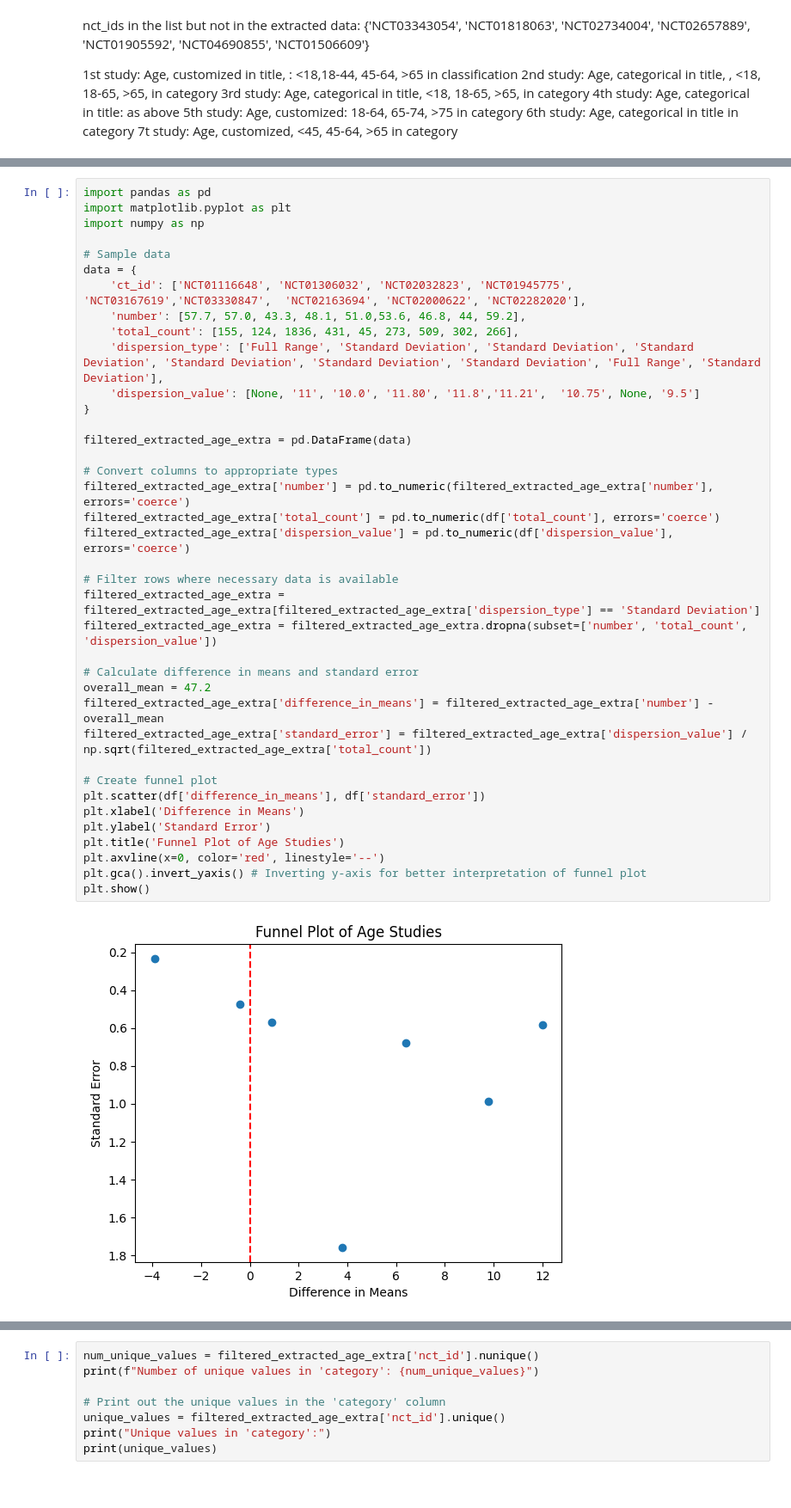
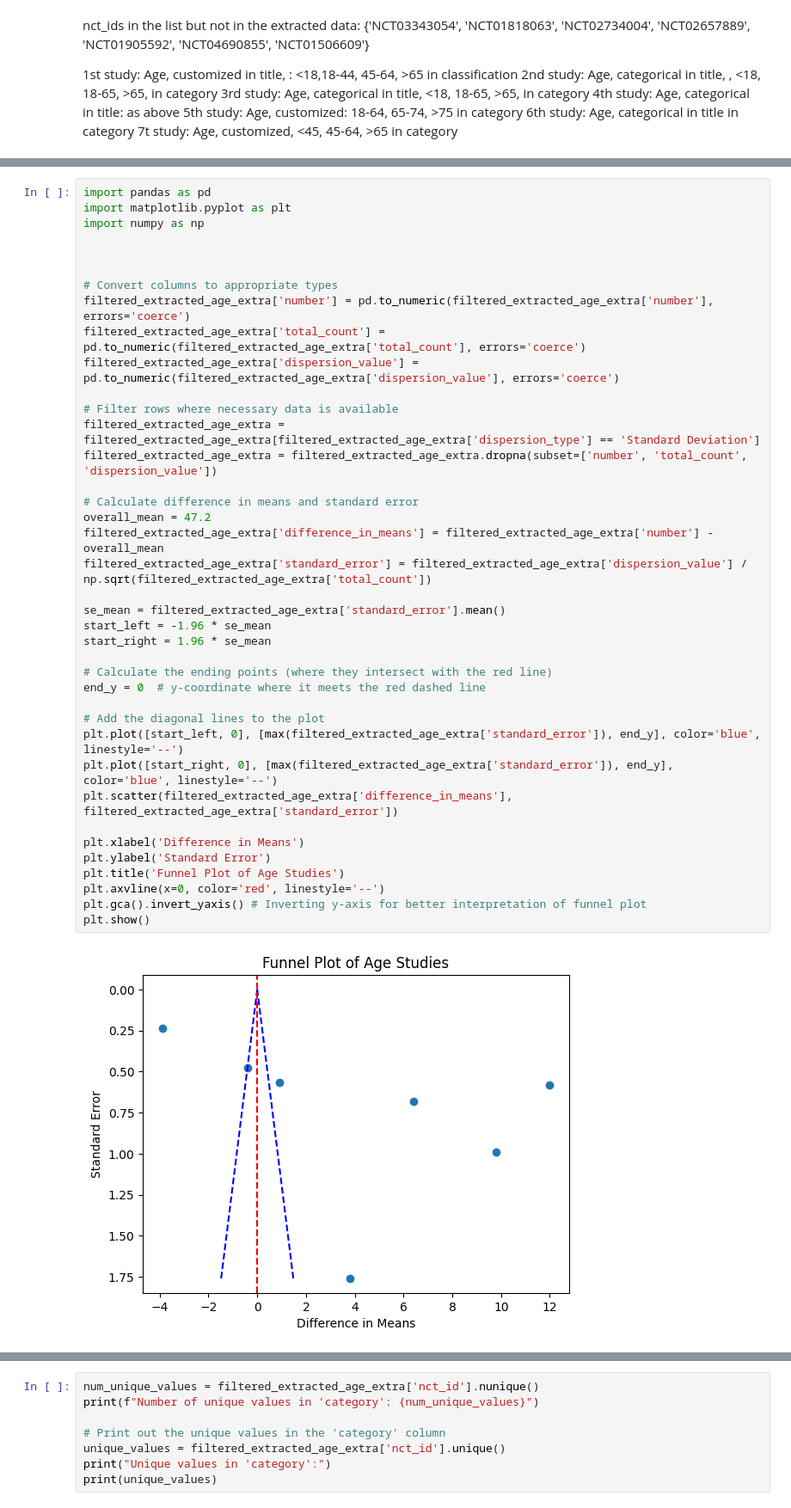
Before and after one commit to kitying2023/Symmetron-project, a Jupyter notebook: queries.ipynb, the cells around one changed output, grey strips where cells are left out. Shown at 86% size. Saved outputs shown, nothing was run; the diff lists cells and outputs as text.

```diff
--- a/queries.ipynb
+++ b/queries.ipynb
@@ -284,40 +284,41 @@ print(filtered_extracted_age_extra)
 # %%
 import pandas as pd
 import matplotlib.pyplot as plt
 import numpy as np
 
-# Sample data
-data = {
-    'ct_id': ['NCT01116648', 'NCT01306032', 'NCT02032823', 'NCT01945775', 'NCT03167619','NCT03330847',  'NCT02163694', 'NCT02000622', 'NCT02282020'],
-    'number': [57.7, 57.0, 43.3, 48.1, 51.0,53.6, 46.8, 44, 59.2],
-    'total_count': [155, 124, 1836, 431, 45, 273, 509, 302, 266],
-    'dispersion_type': ['Full Range', 'Standard Deviation', 'Standard Deviation', 'Standard Deviation', 'Standard Deviation', 'Standard Deviation', 'Standard Deviation', 'Full Range', 'Standard Deviation'],
-    'dispersion_value': [None, '11', '10.0', '11.80', '11.8','11.21',  '10.75', None, '9.5']
-}
 
-filtered_extracted_age_extra = pd.DataFrame(data)
 
 # Convert columns to appropriate types
 filtered_extracted_age_extra['number'] = pd.to_numeric(filtered_extracted_age_extra['number'], errors='coerce')
-filtered_extracted_age_extra['total_count'] = pd.to_numeric(df['total_count'], errors='coerce')
-filtered_extracted_age_extra['dispersion_value'] = pd.to_numeric(df['dispersion_value'], errors='coerce')
+filtered_extracted_age_extra['total_count'] = pd.to_numeric(filtered_extracted_age_extra['total_count'], errors='coerce')
+filtered_extracted_age_extra['dispersion_value'] = pd.to_numeric(filtered_extracted_age_extra['dispersion_value'], errors='coerce')
 
 # Filter rows where necessary data is available
 filtered_extracted_age_extra = filtered_extracted_age_extra[filtered_extracted_age_extra['dispersion_type'] == 'Standard Deviation']
 filtered_extracted_age_extra = filtered_extracted_age_extra.dropna(subset=['number', 'total_count', 'dispersion_value'])
 
 # Calculate difference in means and standard error
 overall_mean = 47.2
 filtered_extracted_age_extra['difference_in_means'] = filtered_extracted_age_extra['number'] - overall_mean
 filtered_extracted_age_extra['standard_error'] = filtered_extracted_age_extra['dispersion_value'] / np.sqrt(filtered_extracted_age_extra['total_count'])
 
-# Create funnel plot
-plt.scatter(df['difference_in_means'], df['standard_error'])
+se_mean = filtered_extracted_age_extra['standard_error'].mean()
+start_left = -1.96 * se_mean
+start_right = 1.96 * se_mean
+
+# Calculate the ending points (where they intersect with the red line)
+end_y = 0  # y-coordinate where it meets the red dashed line
+
+# Add the diagonal lines to the plot
+plt.plot([start_left, 0], [max(filtered_extracted_age_extra['standard_error']), end_y], color='blue', linestyle='--')
+plt.plot([start_right, 0], [max(filtered_extracted_age_extra['standard_error']), end_y], color='blue', linestyle='--')
+plt.scatter(filtered_extracted_age_extra['difference_in_means'], filtered_extracted_age_extra['standard_error'])
+
 plt.xlabel('Difference in Means')
 plt.ylabel('Standard Error')
 plt.title('Funnel Plot of Age Studies')
 plt.axvline(x=0, color='red', linestyle='--')
 plt.gca().invert_yaxis() # Inverting y-axis for better interpretation of funnel plot
 plt.show()
 # %% [output]
-[figure, old version]
+[figure, new version]
```
Also changed, not shown: parts of 5 cells of this notebook, 10 other files.
